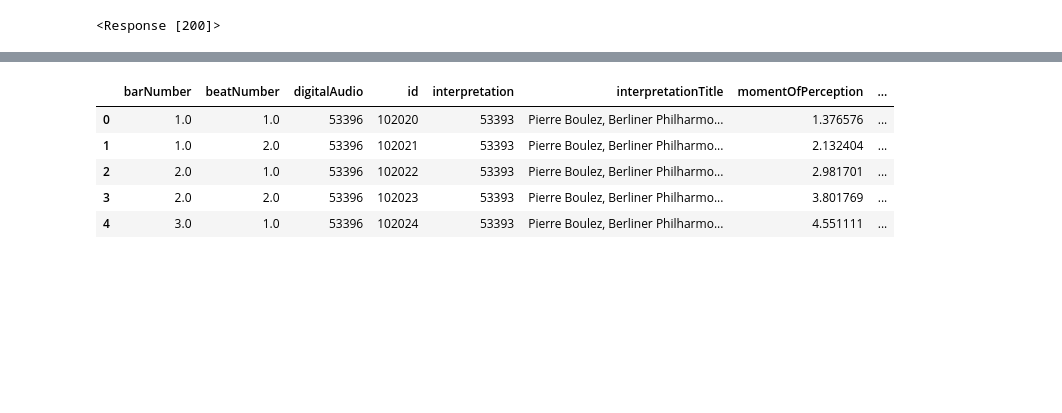
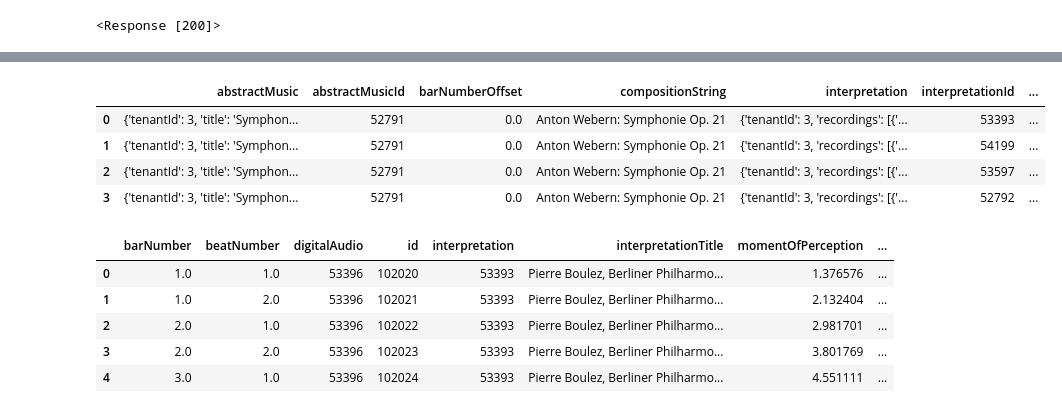
Before and after one commit to KarajanResearch/OpenMusicAnnotations, a Jupyter notebook: jupyter/input/Rhythmic Predictability of Weak-Transient Orchestral Music.ipynb, the cells around one changed output, grey strips where cells are left out. Saved outputs shown, nothing was run; the diff lists cells and outputs as text; code cells hidden in the pictures; blank space fills up the shorter version.

```diff
--- a/jupyter/input/Rhythmic Predictability of Weak-Transient Orchestral Music.ipynb
+++ b/jupyter/input/Rhythmic Predictability of Weak-Transient Orchestral Music.ipynb
@@ -59,15 +60,21 @@ print(sym_21)
 # %%
 # not the interpretations
 import json
 import pandas as pd
 
 params = {"findBy": "composition", "composition": sym_21["id"]}
 interpretations = oma.interpretation_find(params)
 # print(interpretations)
 # print(json.dumps(interpretations, indent=4, sort_keys=True))
 
-# df_interpretations = pd.DataFrame(data=interpretations)
-# df_interpretations.head()
+df_interpretations = pd.DataFrame(data=interpretations)
+df_interpretations.head()
+# %% [output]
+|  | abstractMusic | abstractMusicId | barNumberOffset | compositionString | interpretation | interpretationId | ... |
+| 0 | {'tenantId': 3, 'title': 'Symphon... | 52791 | 0.0 | Anton Webern: Symphonie Op. 21 | {'tenantId': 3, 'recordings': [{'... | 53393 | ... |
+| 1 | {'tenantId': 3, 'title': 'Symphon... | 52791 | 0.0 | Anton Webern: Symphonie Op. 21 | {'tenantId': 3, 'recordings': [{'... | 54199 | ... |
+| 2 | {'tenantId': 3, 'title': 'Symphon... | 52791 | 0.0 | Anton Webern: Symphonie Op. 21 | {'tenantId': 3, 'recordings': [{'... | 53597 | ... |
+| 3 | {'tenantId': 3, 'title': 'Symphon... | 52791 | 0.0 | Anton Webern: Symphonie Op. 21 | {'tenantId': 3, 'recordings': [{'... | 52792 | ... |
 # %%
 # build set of annotations for all interpretations
 input_data_set = []
```
Also changed, not shown: parts of 8 cells of this notebook, 42 other files.
